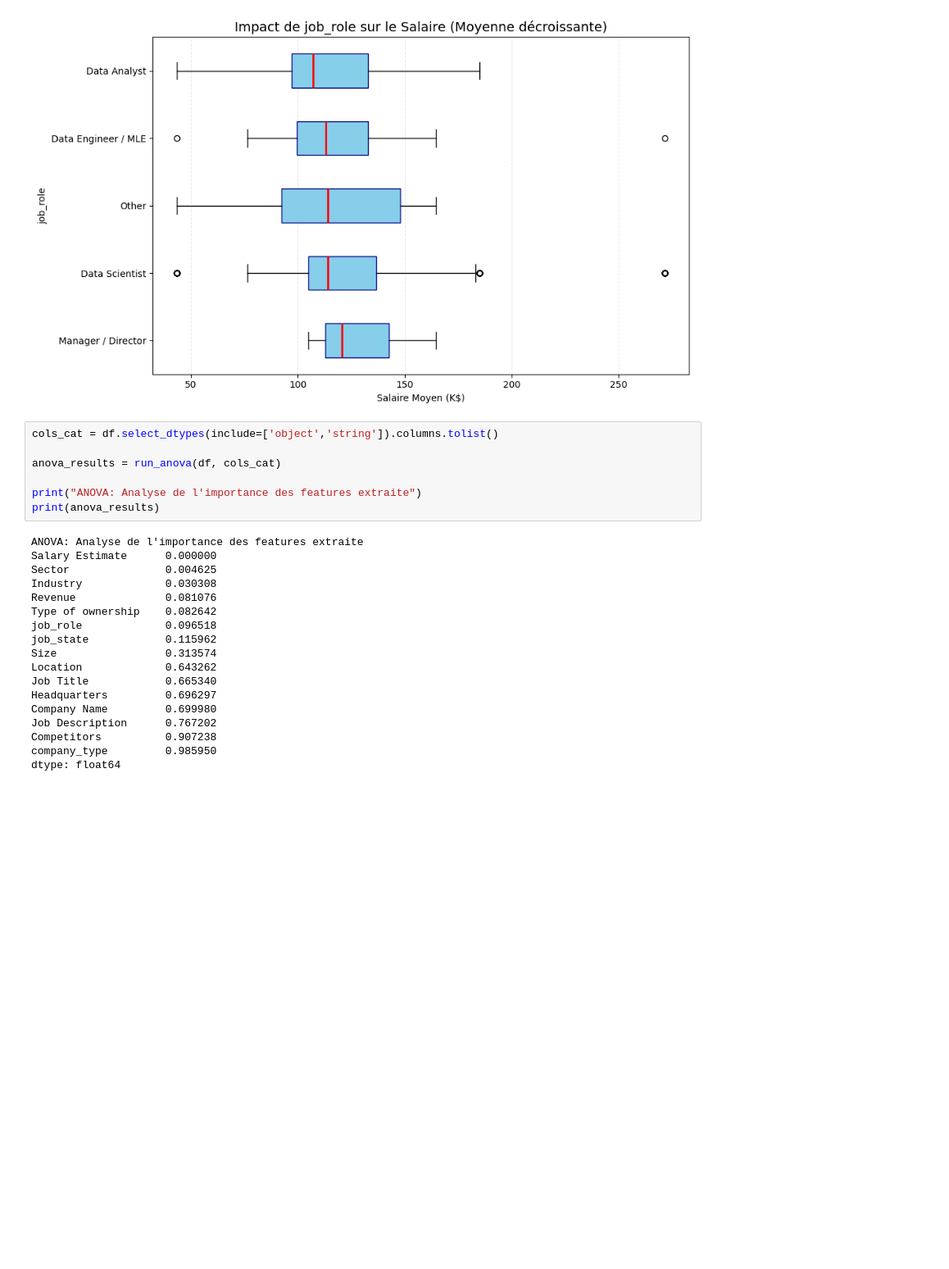
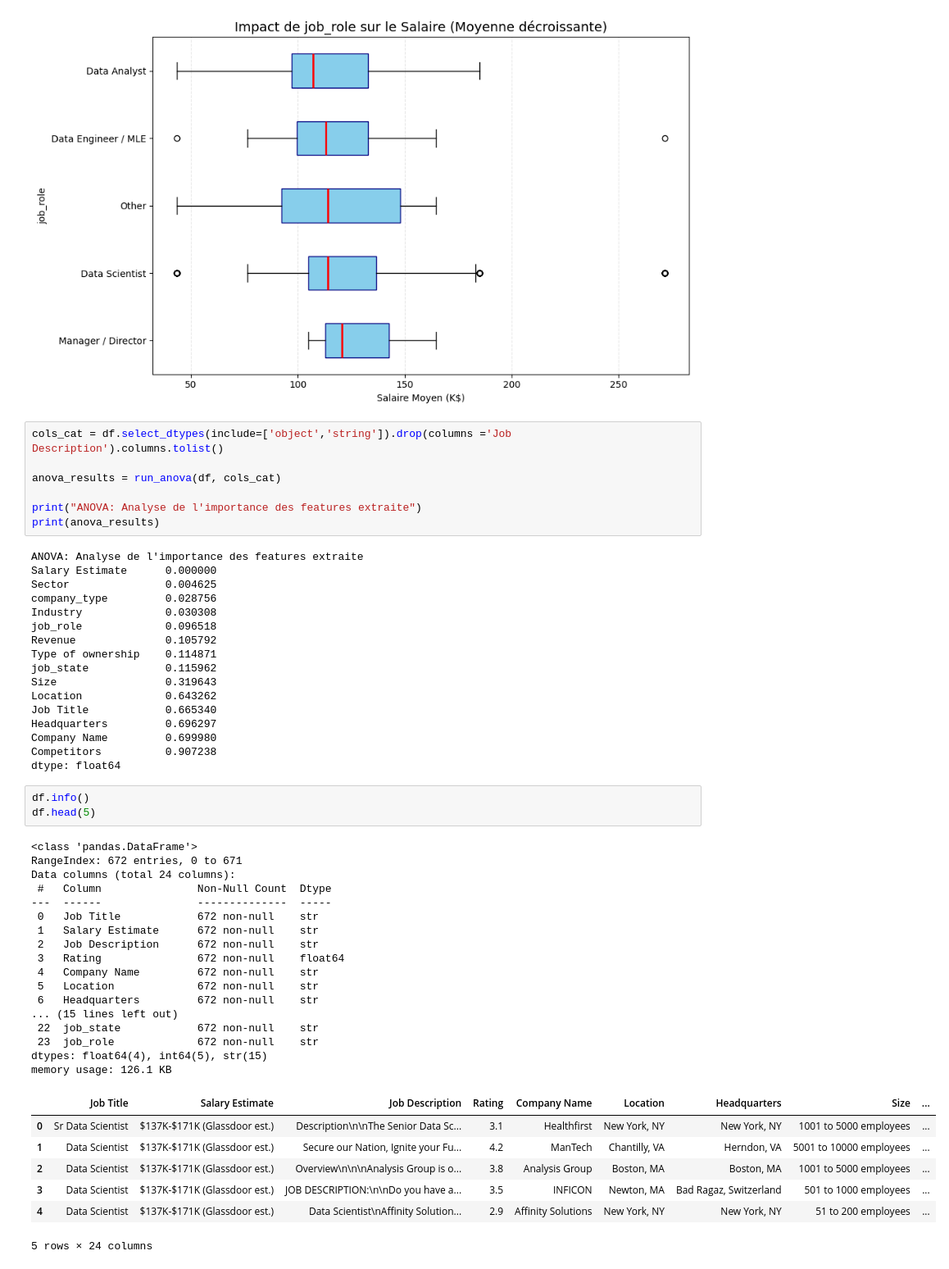
Before and after one commit to khadija199904/HR-Pulse-Backend, a Jupyter notebook: notebooks/eda.ipynb, the cells around one changed output. Shown at 82% size. Cells and saved outputs as stored; diff of their text form; blank space fills up the shorter version.

```diff
--- a/notebooks/eda.ipynb
+++ b/notebooks/eda.ipynb
@@ -470,7 +496,7 @@ plot_boxplot(df)
 [figure]
 [figure]
 # %%
-cols_cat = df.select_dtypes(include=['object','string']).columns.tolist()
+cols_cat = df.select_dtypes(include=['object','string']).drop(columns ='Job Description').columns.tolist()
 
 anova_results = run_anova(df, cols_cat)
 
@@ -480,18 +506,45 @@ print(anova_results)
 ANOVA: Analyse de l'importance des features extraite
 Salary Estimate      0.000000
 Sector               0.004625
+company_type         0.028756
 Industry             0.030308
-Revenue              0.081076
-Type of ownership    0.082642
 job_role             0.096518
+Revenue              0.105792
+Type of ownership    0.114871
 job_state            0.115962
-Size                 0.313574
+Size                 0.319643
 Location             0.643262
 Job Title            0.665340
 Headquarters         0.696297
 Company Name         0.699980
-Job Description      0.767202
 Competitors          0.907238
-company_type         0.985950
 dtype: float64
+# %%
+df.info()
+df.head(5)
+# %% [output]
+<class 'pandas.DataFrame'>
+RangeIndex: 672 entries, 0 to 671
+Data columns (total 24 columns):
+ #   Column               Non-Null Count  Dtype
+---  ------               --------------  -----
+ 0   Job Title            672 non-null    str
+ 1   Salary Estimate      672 non-null    str
+ 2   Job Description      672 non-null    str
+ 3   Rating               672 non-null    float64
+ 4   Company Name         672 non-null    str
+ 5   Location             672 non-null    str
+ 6   Headquarters         672 non-null    str
+... (15 lines left out)
+ 22  job_state            672 non-null    str
+ 23  job_role             672 non-null    str
+dtypes: float64(4), int64(5), str(15)
+memory usage: 126.1 KB
+|  | Job Title | Salary Estimate | Job Description | Rating | Company Name | Location | Headquarters | Size | ... |
+| 0 | Sr Data Scientist | $137K-$171K (Glassdoor est.) | Description\n\nThe Senior Data Sc... | 3.1 | Healthfirst | New York, NY | New York, NY | 1001 to 5000 employees | ... |
+| 1 | Data Scientist | $137K-$171K (Glassdoor est.) | Secure our Nation, Ignite your Fu... | 4.2 | ManTech | Chantilly, VA | Herndon, VA | 5001 to 10000 employees | ... |
+| 2 | Data Scientist | $137K-$171K (Glassdoor est.) | Overview\n\n\nAnalysis Group is o... | 3.8 | Analysis Group | Boston, MA | Boston, MA | 1001 to 5000 employees | ... |
+| 3 | Data Scientist | $137K-$171K (Glassdoor est.) | JOB DESCRIPTION:\n\nDo you have a... | 3.5 | INFICON | Newton, MA | Bad Ragaz, Switzerland | 501 to 1000 employees | ... |
+| 4 | Data Scientist | $137K-$171K (Glassdoor est.) | Data Scientist\nAffinity Solution... | 2.9 | Affinity Solutions | New York, NY | New York, NY | 51 to 200 employees | ... |
+5 rows × 24 columns
 # %%
```
Also changed, not shown: parts of 12 cells of this notebook.
